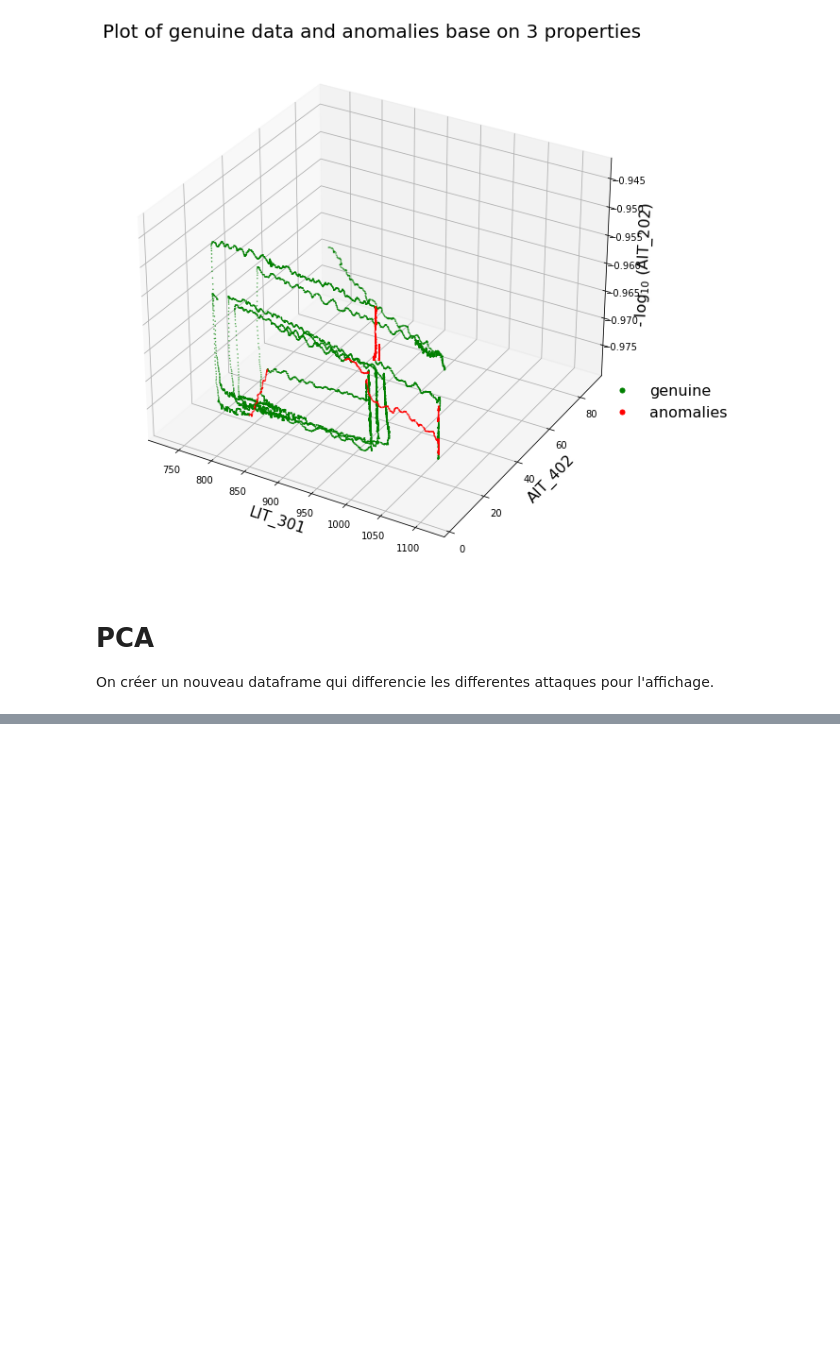
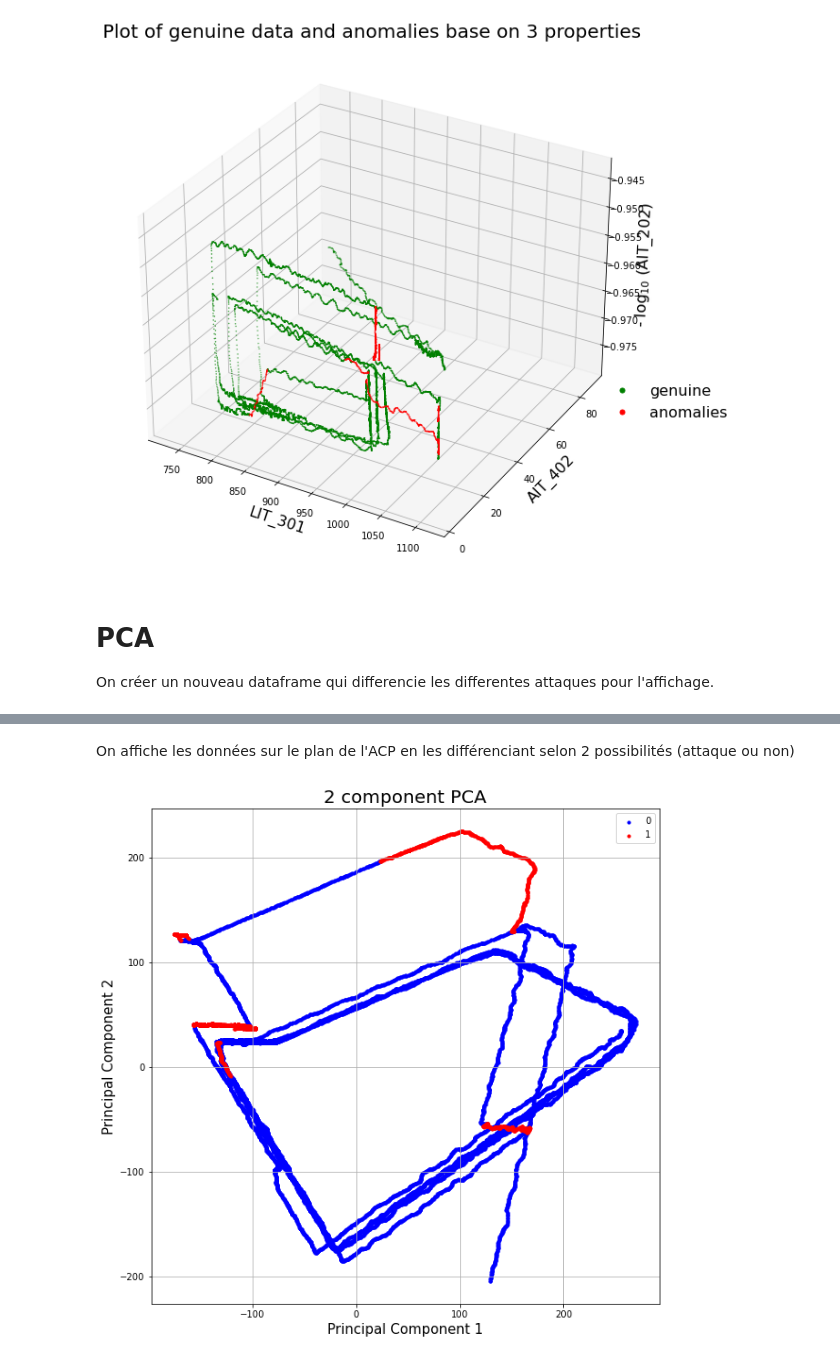
Before and after one commit to lnassabain/Anomaly-detection-and-prediction-for-Water-treatment-system, a Jupyter notebook: clean_data.ipynb, the cells around one changed output, grey strips where cells are left out. Drawn from its saved outputs; the diff is of its cells as text; code cells hidden in the pictures; blank space fills up the shorter version.

Commit message:
kmeans 2 et 7 + visualisation sur plan ACP

```diff
--- a/clean_data.ipynb
+++ b/clean_data.ipynb
@@ -1288,29 +1288,29 @@ show3D_data(X,Y,'LIT_301','AIT_402', 'AIT_202')
 
 On créer un nouveau dataframe qui differencie les differentes attaques pour l'affichage.
 # %%
-new_y = pd.DataFrame(columns=['is_attack'])
+new_y = pd.DataFrame(columns=['is_attack_detail'])
 
 for i in range(len(df)):
     if (df.at[i,'FIT401_attack'] == '1'):
-        new_row = {'is_attack':'1'}
+        new_row = {'is_attack_detail':'1'}
         new_y = new_y.append(new_row, ignore_index=True)
     elif (df.at[i,'LIT301_attack'] == '1'):
-        new_row = {'is_attack':'2'}
+        new_row = {'is_attack_detail':'2'}
         new_y = new_y.append(new_row, ignore_index=True)
     elif (df.at[i,'P601_attack'] == '1'):
-        new_row = {'is_attack':'3'}
+        new_row = {'is_attack_detail':'3'}
         new_y = new_y.append(new_row, ignore_index=True)
     elif (df.at[i,'MultiPoint_attack'] == '1'):
-        new_row = {'is_attack':'4'}
+        new_row = {'is_attack_detail':'4'}
         new_y = new_y.append(new_row, ignore_index=True)
     elif (df.at[i,'MV501_attack'] == '1'):
-        new_row = {'is_attack':'5'}
+        new_row = {'is_attack_detail':'5'}
         new_y = new_y.append(new_row, ignore_index=True)
     elif (df.at[i,'P301_attack'] == '1'):
-        new_row = {'is_attack':'6'}
+        new_row = {'is_attack_detail':'6'}
         new_y = new_y.append(new_row, ignore_index=True)
     else:
-        new_row = {'is_attack':'0'}
+        new_row = {'is_attack_detail':'0'}
         new_y = new_y.append(new_row, ignore_index=True)
 # %%
 from sklearn.decomposition import PCA
@@ -1322,5 +1322,6 @@ pca_bis = pca.fit(X)
 principal_components = pca.fit_transform(X)
 
 principalDf = pd.DataFrame(data = principal_components, columns = ['principal component 1', 'principal component 2'])
-finalDf = pd.concat([principalDf, new_y], axis = 1)
+finalDf = pd.concat([principalDf, Y], axis = 1)
+finalDf = pd.concat([finalDf, new_y], axis = 1)
 finalDf.head()
@@ -1326,0 +1335,20 @@ finalDf.head()
+# %% [markdown]
+On affiche les données sur le plan de l'ACP en les différenciant selon 2 possibilités (attaque ou non)
+# %%
+fig = plt.figure(figsize = (10,10))
+ax = fig.add_subplot(1,1,1)
+ax.set_xlabel('Principal Component 1', fontsize = 15)
+ax.set_ylabel('Principal Component 2', fontsize = 15)
+ax.set_title('2 component PCA', fontsize = 20)
+labels = ['0', '1']
+colors = ['b', 'r']
+for target, color in zip(labels,colors):
+    indicesToKeep = finalDf['isAttack'] == target
+    ax.scatter(finalDf.loc[indicesToKeep, 'principal component 1']
+               , finalDf.loc[indicesToKeep, 'principal component 2']
+               , c = color
+               , s = 10)
+ax.legend(labels)
+ax.grid()
+# %% [output]
+[figure, added]
```
Also changed, not shown: parts of 19 cells of this notebook.
